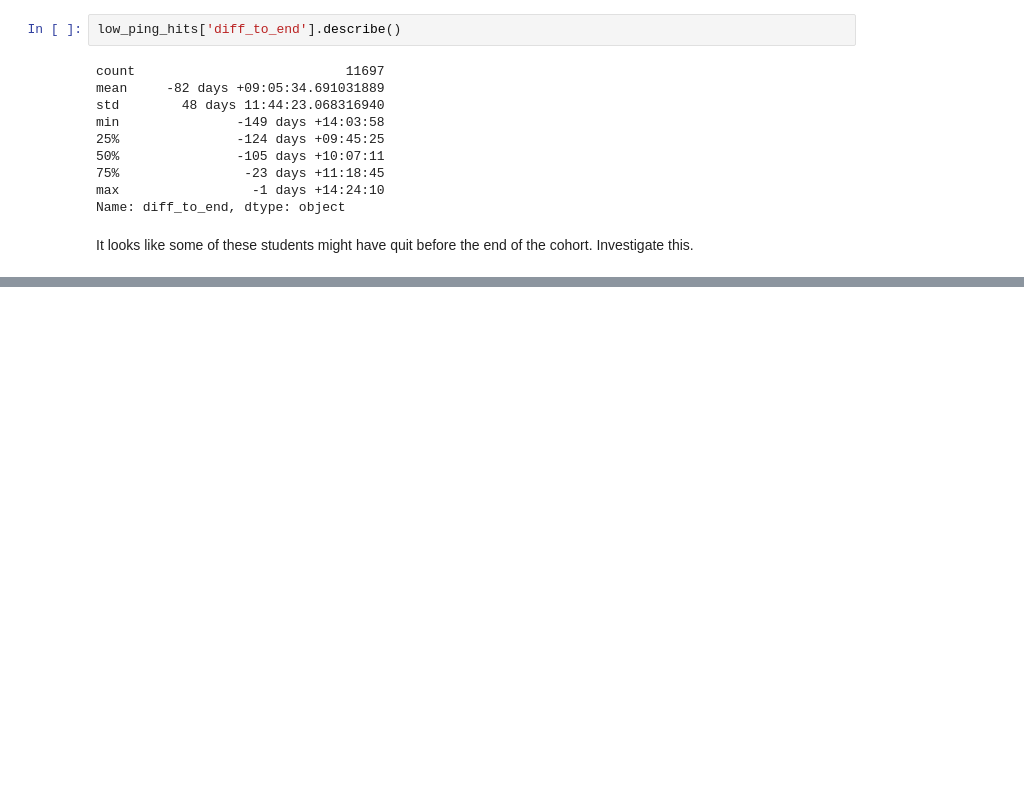
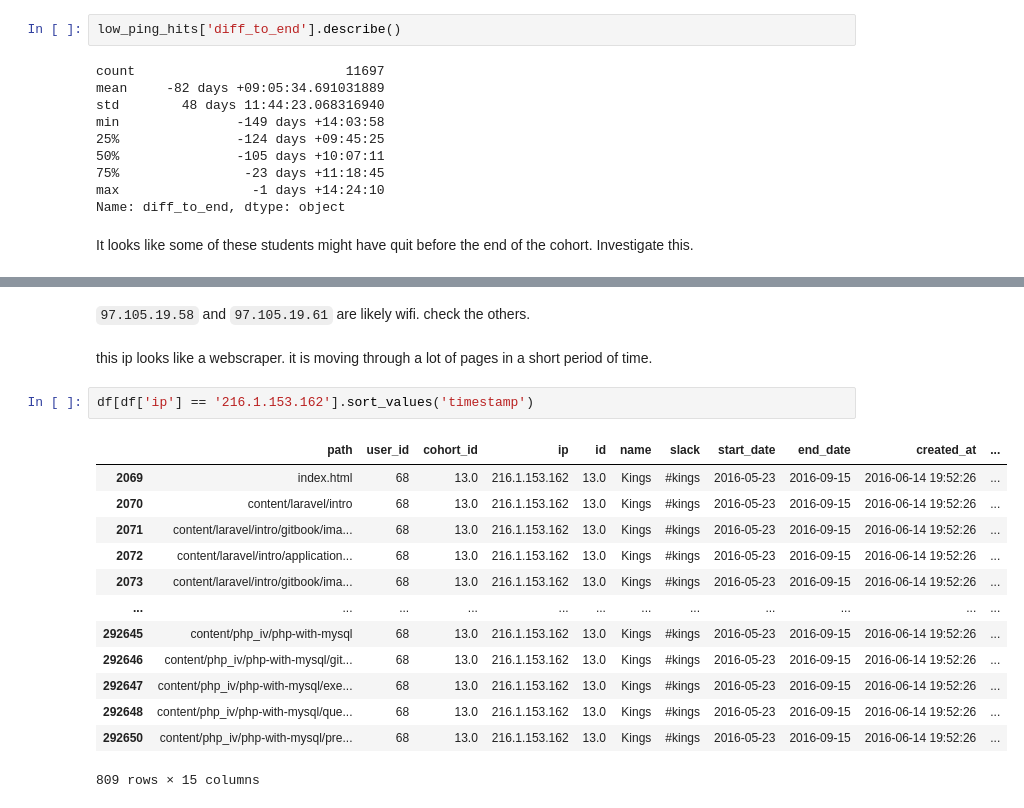
Before and after one commit to anomaly-project-jemison-01/anomaly_project, a Jupyter notebook: stephen_folder/stephen_notes.ipynb, the cells around one changed output, grey strips where cells are left out. Drawn from its saved outputs; the diff is of its cells as text; blank space fills up the shorter version.

```diff
--- a/stephen_folder/stephen_notes.ipynb
+++ b/stephen_folder/stephen_notes.ipynb
@@ -240,0 +354,20 @@ low_ping_hits.groupby('user_id')['diff_to_end'].describe().sort_values('max').he
+# %% [markdown]
+`97.105.19.58` and `97.105.19.61` are likely wifi.  check the others.
+# %% [markdown]
+this ip looks like a webscraper.  it is moving through a lot of pages in a short period of time.
+# %%
+df[df['ip'] == '216.1.153.162'].sort_values('timestamp')
+# %% [output]
+|  | path | user_id | cohort_id | ip | id | name | slack | start_date | end_date | created_at | ... |
+| 2069 | index.html | 68 | 13.0 | 216.1.153.162 | 13.0 | Kings | #kings | 2016-05-23 | 2016-09-15 | 2016-06-14 19:52:26 | ... |
+| 2070 | content/laravel/intro | 68 | 13.0 | 216.1.153.162 | 13.0 | Kings | #kings | 2016-05-23 | 2016-09-15 | 2016-06-14 19:52:26 | ... |
+| 2071 | content/laravel/intro/gitbook/ima... | 68 | 13.0 | 216.1.153.162 | 13.0 | Kings | #kings | 2016-05-23 | 2016-09-15 | 2016-06-14 19:52:26 | ... |
+| 2072 | content/laravel/intro/application... | 68 | 13.0 | 216.1.153.162 | 13.0 | Kings | #kings | 2016-05-23 | 2016-09-15 | 2016-06-14 19:52:26 | ... |
+| 2073 | content/laravel/intro/gitbook/ima... | 68 | 13.0 | 216.1.153.162 | 13.0 | Kings | #kings | 2016-05-23 | 2016-09-15 | 2016-06-14 19:52:26 | ... |
+| ... | ... | ... | ... | ... | ... | ... | ... | ... | ... | ... | ... |
+| 292645 | content/php_iv/php-with-mysql | 68 | 13.0 | 216.1.153.162 | 13.0 | Kings | #kings | 2016-05-23 | 2016-09-15 | 2016-06-14 19:52:26 | ... |
+| 292646 | content/php_iv/php-with-mysql/git... | 68 | 13.0 | 216.1.153.162 | 13.0 | Kings | #kings | 2016-05-23 | 2016-09-15 | 2016-06-14 19:52:26 | ... |
+| 292647 | content/php_iv/php-with-mysql/exe... | 68 | 13.0 | 216.1.153.162 | 13.0 | Kings | #kings | 2016-05-23 | 2016-09-15 | 2016-06-14 19:52:26 | ... |
+| 292648 | content/php_iv/php-with-mysql/que... | 68 | 13.0 | 216.1.153.162 | 13.0 | Kings | #kings | 2016-05-23 | 2016-09-15 | 2016-06-14 19:52:26 | ... |
+| 292650 | content/php_iv/php-with-mysql/pre... | 68 | 13.0 | 216.1.153.162 | 13.0 | Kings | #kings | 2016-05-23 | 2016-09-15 | 2016-06-14 19:52:26 | ... |
+809 rows × 15 columns
```
Also changed, not shown: parts of 32 cells of this notebook, 1 other file.
